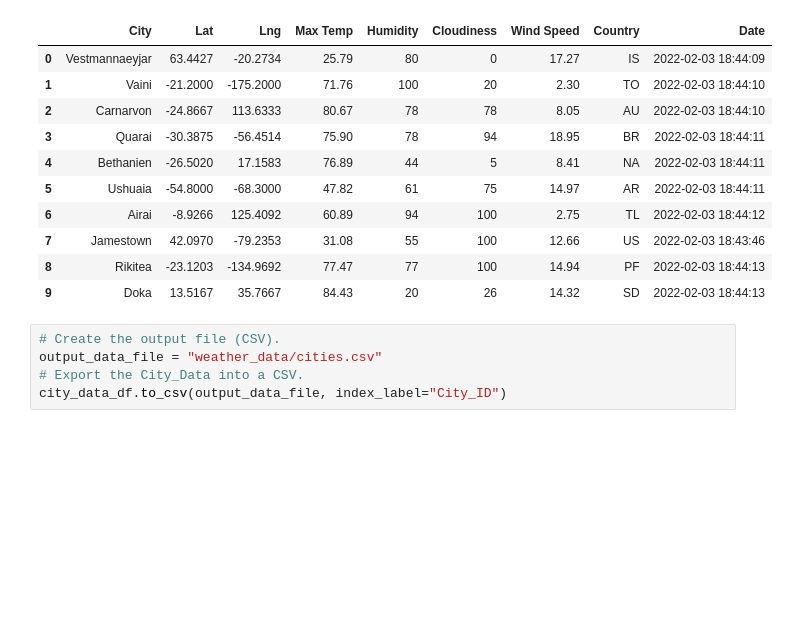
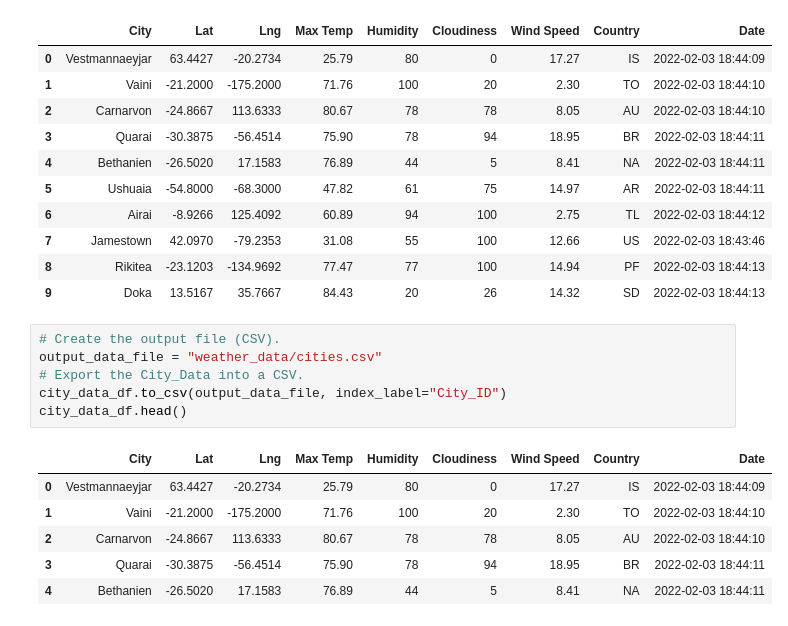
Before and after one commit to belennlopezvega/World_Weather_Analysis, a Jupyter notebook: WeatherPy.ipynb, the cells around one changed output. Drawn from its saved outputs; the diff is of its cells as text; blank space fills up the shorter version.

```diff
--- a/WeatherPy.ipynb
+++ b/WeatherPy.ipynb
@@ -150,5 +150,13 @@ city_data_df.head(10)
 # %%
 # Create the output file (CSV).
 output_data_file = "weather_data/cities.csv"
 # Export the City_Data into a CSV.
 city_data_df.to_csv(output_data_file, index_label="City_ID")
+city_data_df.head()
+# %% [output]
+|  | City | Lat | Lng | Max Temp | Humidity | Cloudiness | Wind Speed | Country | Date |
+| 0 | Vestmannaeyjar | 63.4427 | -20.2734 | 25.79 | 80 | 0 | 17.27 | IS | 2022-02-03 18:44:09 |
+| 1 | Vaini | -21.2000 | -175.2000 | 71.76 | 100 | 20 | 2.30 | TO | 2022-02-03 18:44:10 |
+| 2 | Carnarvon | -24.8667 | 113.6333 | 80.67 | 78 | 78 | 8.05 | AU | 2022-02-03 18:44:10 |
+| 3 | Quarai | -30.3875 | -56.4514 | 75.90 | 78 | 94 | 18.95 | BR | 2022-02-03 18:44:11 |
+| 4 | Bethanien | -26.5020 | 17.1583 | 76.89 | 44 | 5 | 8.41 | NA | 2022-02-03 18:44:11 |
```
Also changed, not shown: parts of 13 cells of this notebook, 4 other files.
